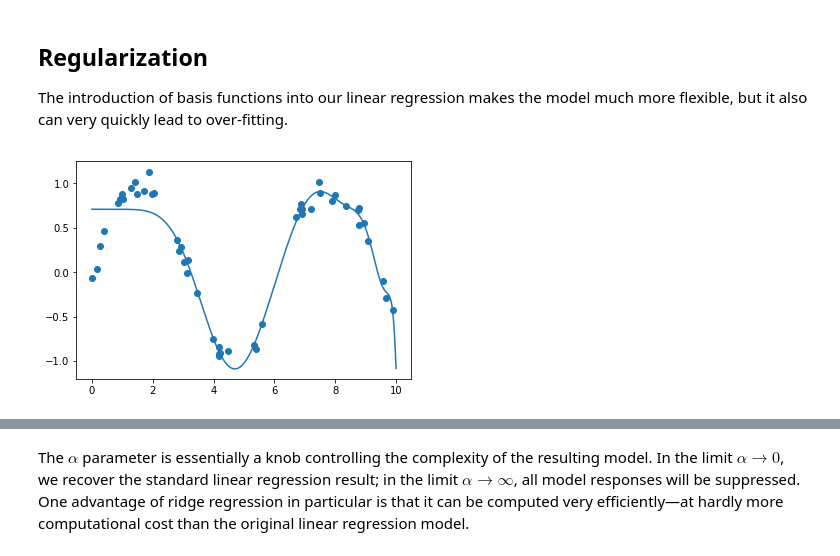
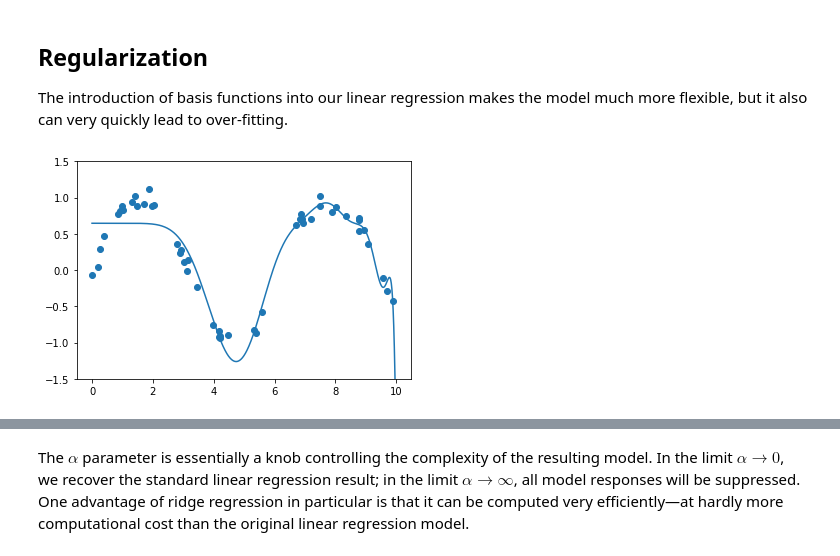
Before and after one commit to rjaffk/tensorby, a Jupyter notebook: lecture_regression/regression.ipynb, the cells around one changed output, grey strips where cells are left out. Saved outputs shown, nothing was run; the diff lists cells and outputs as text; code cells hidden in the pictures.

```diff
--- a/lecture_regression/regression.ipynb
+++ b/lecture_regression/regression.ipynb
@@ -162,17 +217,18 @@ Our linear model, through the use of 7th-order polynomial basis functions, can p
 The introduction of basis functions into our linear regression makes the model much more flexible, but it also can very quickly lead to over-fitting.
 # %%
 from sklearn.pipeline import make_pipeline
-poly_model = make_pipeline(PolynomialFeatures(18),
+poly_model = make_pipeline(PolynomialFeatures(20),
                            LinearRegression())
 
 np.random.seed(1)
 x = 10 * np.random.rand(50)
 y = np.sin(x) + 0.1 * np.random.randn(50)
 plt.scatter(x, y)
 
 poly_model.fit(x[:, np.newaxis], y)
 yfit = poly_model.predict(xfit[:, np.newaxis])
-plt.plot(xfit, yfit);
+plt.plot(xfit, yfit)
+plt.ylim(-1.5, 1.5);
 # %% [output]
-[figure, old version]
+[figure, new version]
 # %% [markdown]
```
Also changed, not shown: parts of 26 cells of this notebook, 1 other file.
